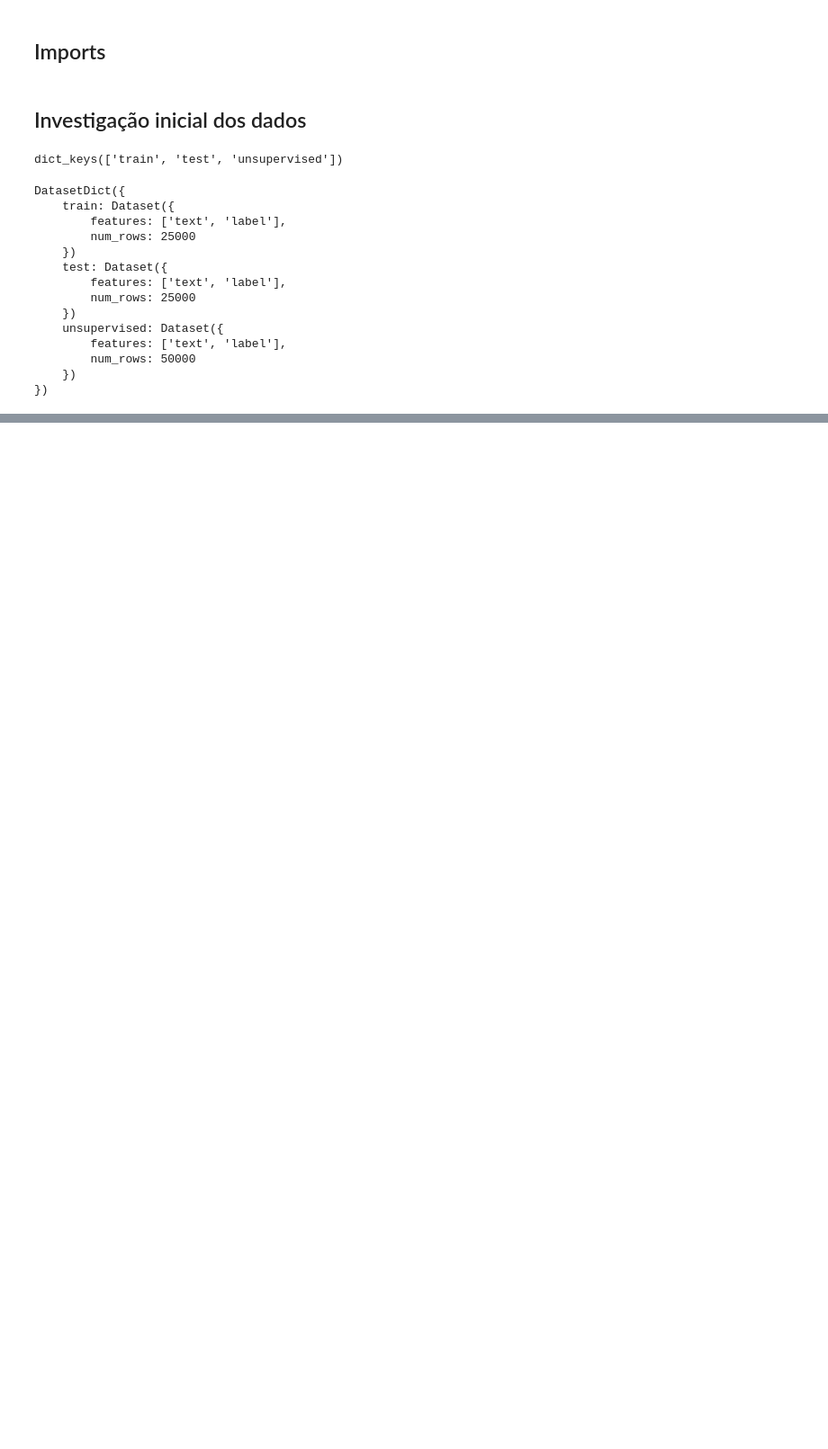
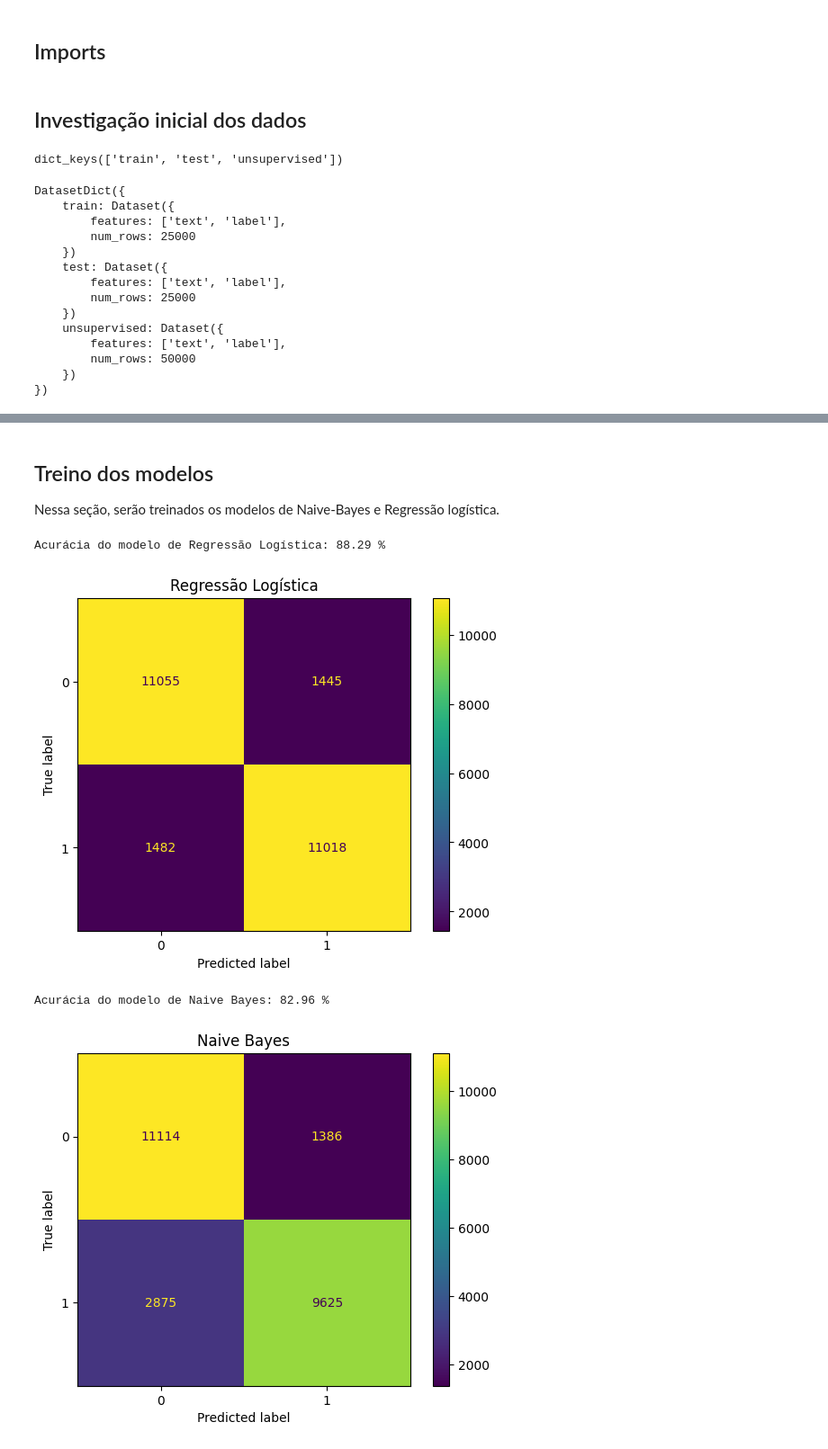
Before and after one commit to ateteu/analise-sentimento-nlp, a Jupyter notebook: nlp-imdb.ipynb, the cells around one changed output, grey strips where cells are left out. Shown at 90% size. Cells and saved outputs as stored; diff of their text form; code cells hidden in the pictures; blank space fills up the shorter version.

Commit message:
Tokenização e treino dos modelos

```diff
--- a/nlp-imdb.ipynb
+++ b/nlp-imdb.ipynb
@@ -34,5 +42,11 @@ Os dados do IMDb, nesse caso, não estão como um DataFrame Pandas ou um array d
 
 Será usado nesse projeto o modelo TF-IDF para transformar e extrair as features, que serão usadas no modelo, na etapa seguinte, para classificação do texto (review positiva ou review negativa).
 # %%
-treino = dados["train"]
-dados = dados["test"]
+dados_treino = dados["train"]
+dados_teste = dados["test"]
+
+x_treino = [x["text"] for x in dados_treino]
+y_treino = [y["label"] for y in dados_treino]
+
+x_teste = [x["text"] for x in dados_teste]
+y_teste = [y["label"] for y in dados_teste]
@@ -38,0 +64,5 @@ dados = dados["test"]
+# %%
+vetorizar = TfidfVectorizer()
+
+vetor_x_treino = vetorizar.fit_transform(x_treino)
+vetor_x_teste = vetorizar.transform(x_teste)
@@ -38,0 +77,24 @@ dados = dados["test"]
+# %% [markdown]
+## Treino dos modelos
+Nessa seção, serão treinados os modelos de Naive-Bayes e Regressão logística.
+# %%
+modelos = {
+    "Regressão Logística": LogisticRegression(random_state=44),
+    "Naive Bayes": MultinomialNB()
+}
+
+for nome_modelo, modelo in modelos.items():
+    modelo.fit(vetor_x_treino, y_treino)
+    previsoes = modelo.predict(vetor_x_teste)
+    acuracia_modelo = accuracy_score(y_teste, previsoes) * 100
+    print(f"Acurácia do modelo de {nome_modelo}: {acuracia_modelo:.2f} %")
+
+    confusion_matrix(y_teste, previsoes)
+    ConfusionMatrixDisplay.from_predictions(y_teste, previsoes)
+    plt.title(f"{nome_modelo}")
+    plt.show()
+# %% [output]
+Acurácia do modelo de Regressão Logística: 88.29 %
+[figure, added]
+Acurácia do modelo de Naive Bayes: 82.96 %
+[figure, added]
```
Also changed, not shown: parts of 8 cells of this notebook.
